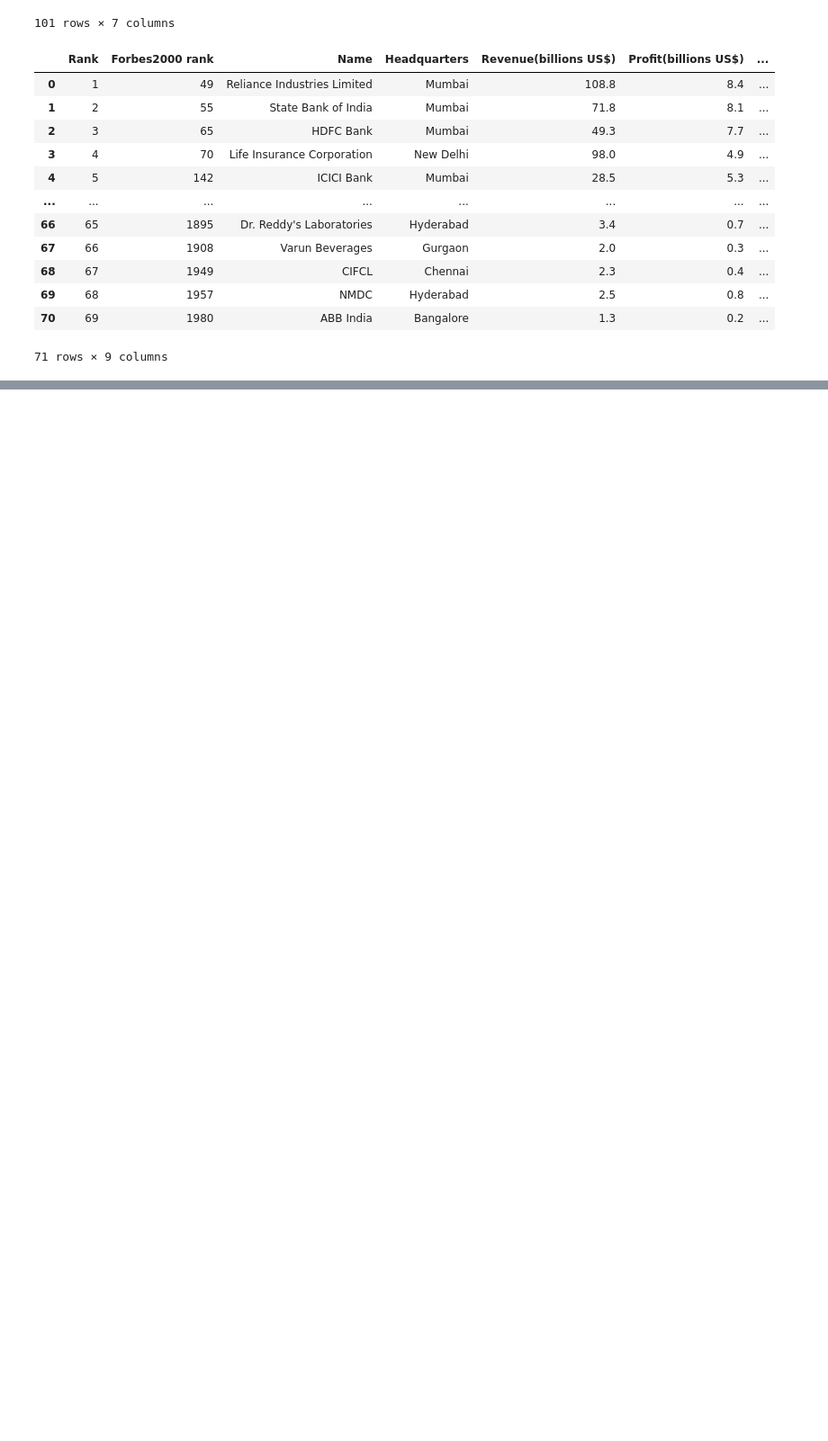
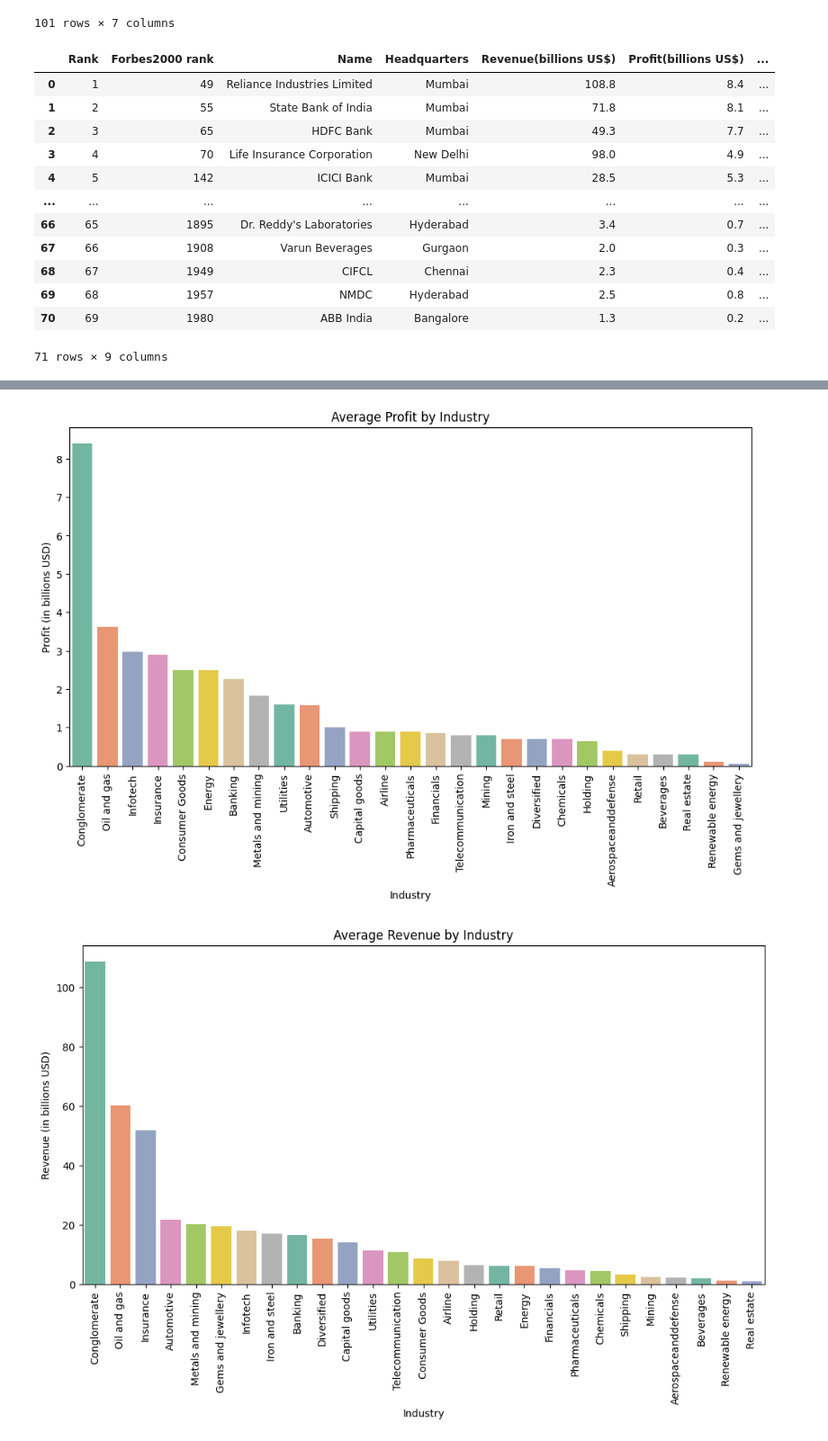
Before and after one commit to Nishant9372/webscrapping_soup_BeautifulSoup_python, a Jupyter notebook: web scrapping .ipynb, the cells around one changed output, grey strips where cells are left out. Shown at 90% size. Drawn from its saved outputs; the diff is of its cells as text; code cells hidden in the pictures; blank space fills up the shorter version.

```diff
--- a/web scrapping .ipynb
+++ b/web scrapping .ipynb
@@ -183,0 +256,24 @@ df
+# %%
+# Industry-wise average Profit and Revenue
+
+industry_group = df.groupby("Industry")[["Profit(billions US$)", "Revenue(billions US$)"]].mean()\
+    .sort_values(by=["Profit(billions US$)", "Revenue(billions US$)"], ascending=False)
+
+plt.figure(figsize=(12, 6))
+sns.barplot(x=industry_group.index, y=industry_group["Profit(billions US$)"],palette='Set2')
+plt.xticks(rotation=90)
+plt.title("Average Profit by Industry")
+plt.ylabel("Profit (in billions USD)")
+plt.show()
+
+industry_group_revenue_sorted = industry_group.sort_values(by="Revenue(billions US$)", ascending=False)
+
+plt.figure(figsize=(12, 6))
+sns.barplot(x=industry_group_revenue_sorted.index, y=industry_group_revenue_sorted["Revenue(billions US$)"], palette='Set2')
+plt.xticks(rotation=90)
+plt.title("Average Revenue by Industry")
+plt.ylabel("Revenue (in billions USD)")
+plt.show()
+# %% [output]
+[figure, added]
+[figure, added]
```
Also changed, not shown: parts of 7 cells of this notebook.
